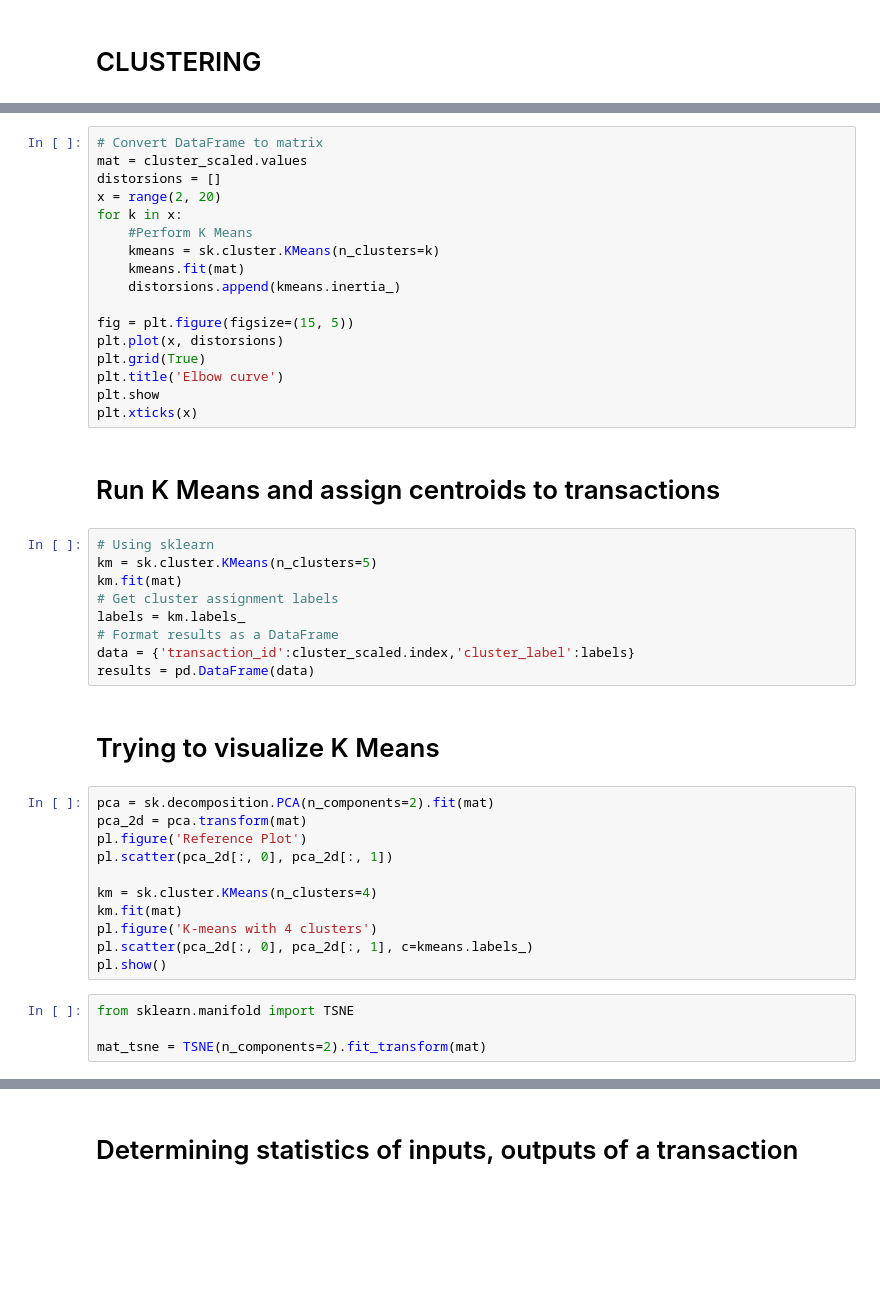
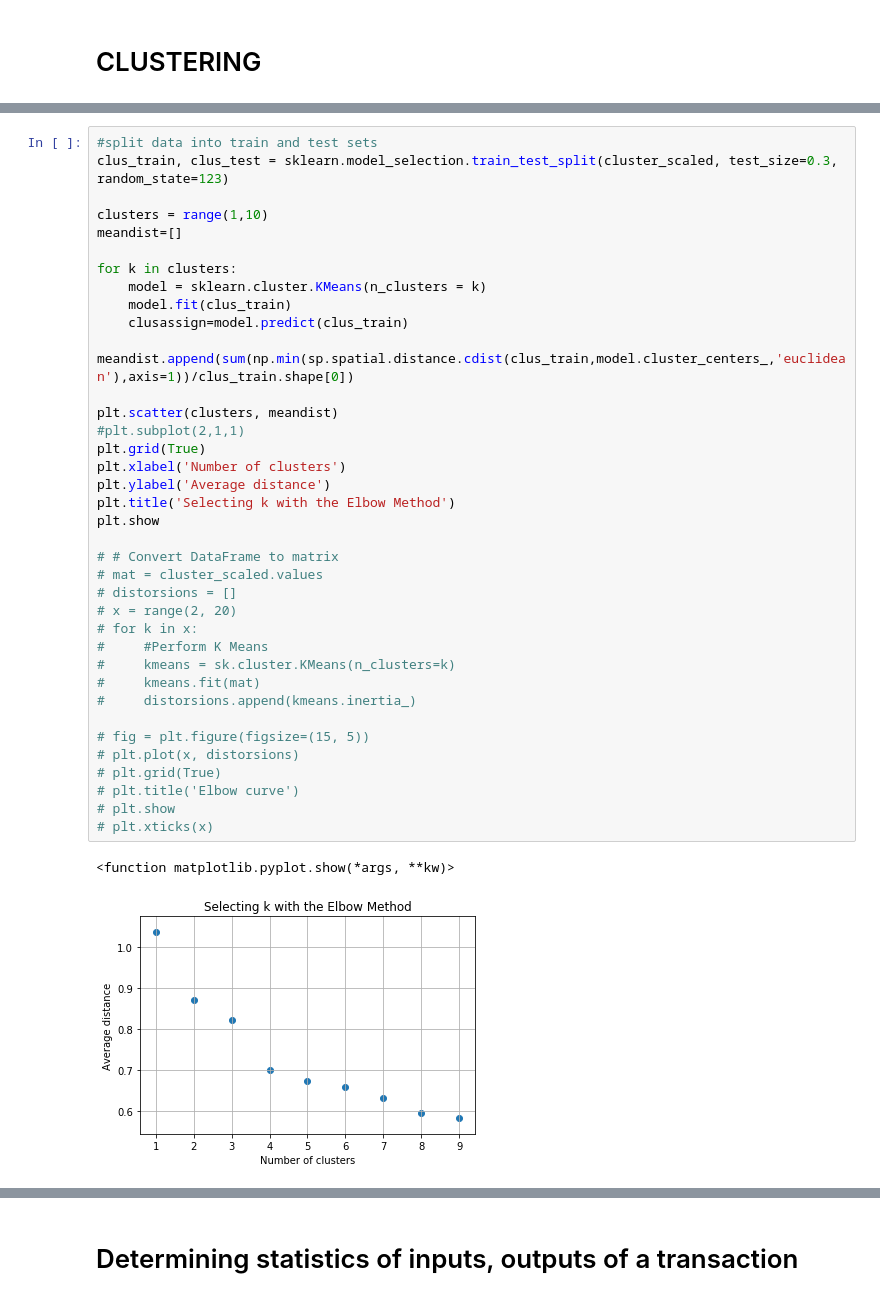
Before and after one commit to ZacharyChenpk/masters_thesis, a Jupyter notebook: exploration.ipynb, the cells around one changed output, grey strips where cells are left out. Cells and saved outputs as stored; diff of their text form; blank space fills up the shorter version.

```diff
--- a/exploration.ipynb
+++ b/exploration.ipynb
@@ -127,45 +142,40 @@ plt.title('Selecting k with the Elbow Method')
 # %%
-# Convert DataFrame to matrix
-mat = cluster_scaled.values
-distorsions = []
-x = range(2, 20)
-for k in x:
-    #Perform K Means
-    kmeans = sk.cluster.KMeans(n_clusters=k)
-    kmeans.fit(mat)
-    distorsions.append(kmeans.inertia_)
+#split data into train and test sets
+clus_train, clus_test = sklearn.model_selection.train_test_split(cluster_scaled, test_size=0.3, random_state=123)
 
-fig = plt.figure(figsize=(15, 5))
-plt.plot(x, distorsions)
+clusters = range(1,10)
+meandist=[]
+
+for k in clusters:
+    model = sklearn.cluster.KMeans(n_clusters = k)
+    model.fit(clus_train)
+    clusassign=model.predict(clus_train)
+    meandist.append(sum(np.min(sp.spatial.distance.cdist(clus_train,model.cluster_centers_,'euclidean'),axis=1))/clus_train.shape[0])
+
+plt.scatter(clusters, meandist)
+#plt.subplot(2,1,1)
 plt.grid(True)
-plt.title('Elbow curve')
+plt.xlabel('Number of clusters')
+plt.ylabel('Average distance')
+plt.title('Selecting k with the Elbow Method')
 plt.show
-plt.xticks(x)
+
+# # Convert DataFrame to matrix
+# mat = cluster_scaled.values
+# distorsions = []
+# x = range(2, 20)
+# for k in x:
+#     #Perform K Means
+#     kmeans = sk.cluster.KMeans(n_clusters=k)
+#     kmeans.fit(mat)
+#     distorsions.append(kmeans.inertia_)
+
+# fig = plt.figure(figsize=(15, 5))
+# plt.plot(x, distorsions)
+# plt.grid(True)
+# plt.title('Elbow curve')
+# plt.show
+# plt.xticks(x)
+# %% [output]
+<function matplotlib.pyplot.show(*args, **kw)>
+[figure, added]
-# %% [markdown]
-# Run K Means and assign centroids to transactions
-# %%
-# Using sklearn
-km = sk.cluster.KMeans(n_clusters=5)
-km.fit(mat)
-# Get cluster assignment labels
-labels = km.labels_
-# Format results as a DataFrame
-data = {'transaction_id':cluster_scaled.index,'cluster_label':labels}
-results = pd.DataFrame(data)
-# %% [markdown]
-# Trying to visualize K Means
-# %%
-pca = sk.decomposition.PCA(n_components=2).fit(mat)
-pca_2d = pca.transform(mat)
-pl.figure('Reference Plot')
-pl.scatter(pca_2d[:, 0], pca_2d[:, 1])
-
-km = sk.cluster.KMeans(n_clusters=4)
-km.fit(mat)
-pl.figure('K-means with 4 clusters')
-pl.scatter(pca_2d[:, 0], pca_2d[:, 1], c=kmeans.labels_)
-pl.show()
-# %%
-from sklearn.manifold import TSNE
-
-mat_tsne = TSNE(n_components=2).fit_transform(mat)
```
Also changed, not shown: parts of 45 cells of this notebook, 7 other files.
